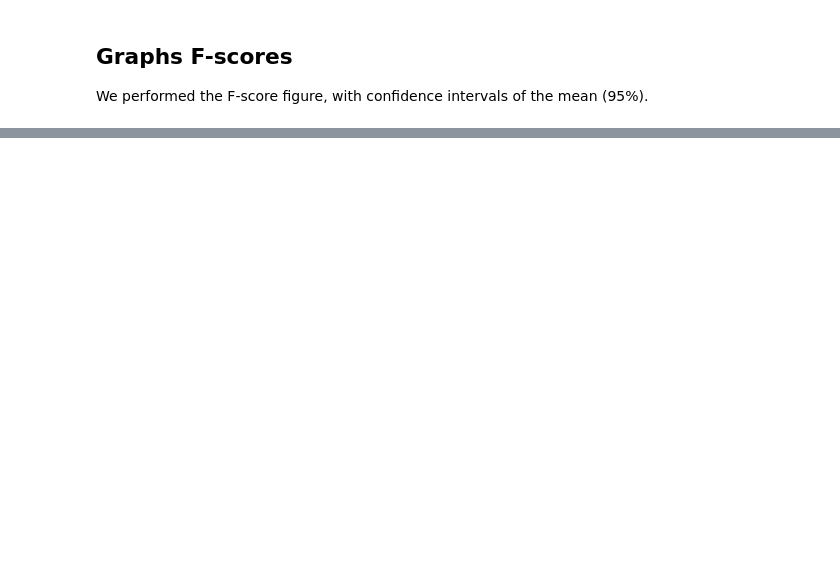
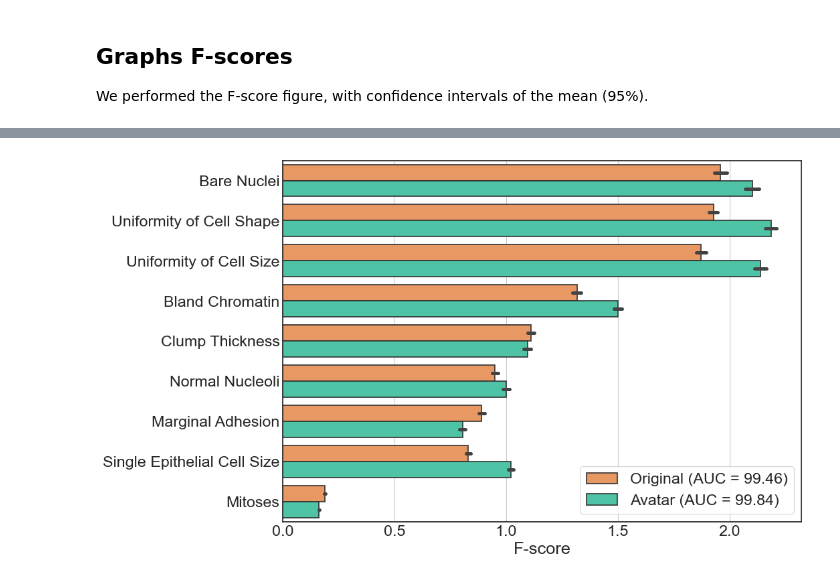
Before and after one commit to octopize/avatar-paper, a Jupyter notebook: notebooks/1.1.WBCD_SVM_model_python.ipynb, the cells around one changed output, grey strips where cells are left out. Cells and saved outputs as stored; diff of their text form; code cells hidden in the pictures; blank space fills up the shorter version.

Commit message:
refactor: refactor utility code for all synthetic dataset

```diff
--- a/notebooks/1.1.WBCD_SVM_model_python.ipynb
+++ b/notebooks/1.1.WBCD_SVM_model_python.ipynb
@@ -450,0 +267,8 @@ df_scores_70
+# %%
+comparative_f1_scores_avatar = comparative_f1_scores[(comparative_f1_scores['type'] == 'Original') | (comparative_f1_scores['type'] == 'Avatar')]
+comparative_f1_scores_synthpop = comparative_f1_scores[(comparative_f1_scores['type'] == 'Original') | (comparative_f1_scores['type'] == 'Synthpop')]
+comparative_f1_scores_ctgan = comparative_f1_scores[(comparative_f1_scores['type'] == 'Original') | (comparative_f1_scores['type'] == 'CT-GAN')]
+# %%
+comparative_predictions_avatars = comparative_predictions[(comparative_predictions['type'] == 'Original') | (comparative_predictions['type'] == 'Avatar')]
+comparative_predictions_synthpop = comparative_predictions[(comparative_predictions['type'] == 'Original') | (comparative_predictions['type'] == 'Synthpop')]
+comparative_predictions_ctgan = comparative_predictions[(comparative_predictions['type'] == 'Original') | (comparative_predictions['type'] == 'CT-GAN')]
@@ -451,20 +291,18 @@ df_scores_70
 # %%
-if not compute:
-    # load results
-    df_scores_70 = pd.read_csv("../datasets/results_df/WBCD_f-score_variousSplit.csv")
-    df_res_70 = pd.read_csv("../datasets/results_df/WBCD_perf_variousSplit.csv")
-
-    auc_original = df_res_70.loc[
-        (df_res_70.perf == "auc") & (df_res_70.type == "Original"), "0"
+def include_prediction_in_f1score(comparative_predictions_synthetic, comparative_f1_scores_synthetic, synthetic):
+    auc_original = comparative_predictions_synthetic.loc[
+        (comparative_predictions_synthetic.perf == "auc") & (comparative_predictions_synthetic.type == "Original"), "0"
     ]
-    auc_avatar = df_res_70.loc[
-        (df_res_70.perf == "auc") & (df_res_70.type == "Avatar"), "0"
+    auc_synthetic = comparative_predictions_synthetic.loc[
+        (comparative_predictions_synthetic.perf == "auc") & (comparative_predictions_synthetic.type == synthetic), "0"
     ]
 
-    df_scores_70.type = df_scores_70.type.replace(
+    comparative_f1_scores_synthetic.type = comparative_f1_scores_synthetic.type.replace(
         "Original",
         "Original (AUC = " + str(round(np.mean(auc_original) * 100, 2)) + ")",
     )  # \u00B1 " + str(round(np.std(auc_original), 3)) + "
-    df_scores_70.type = df_scores_70.type.replace(
-        "Avatar", "Avatar (AUC = " + str(round(np.mean(auc_avatar) * 100, 2)) + ")"
+    comparative_f1_scores_synthetic.type = comparative_f1_scores_synthetic.type.replace(
+        synthetic, "Avatar (AUC = " + str(round(np.mean(auc_synthetic) * 100, 2)) + ")"
     )  # \u00B1 " + str(round(np.std(auc_avatar), 3)) + ")")
+
+    return comparative_f1_scores_synthetic
@@ -792,0 +309,4 @@ if compute == False:
+# %%
+comparative_f1_scores_avatar = include_prediction_in_f1score(comparative_predictions_avatars, comparative_f1_scores_avatar, synthetic="Avatar")
+comparative_f1_scores_synthpop = include_prediction_in_f1score(comparative_predictions_synthpop, comparative_f1_scores_synthpop, synthetic="Synthpop")
+comparative_f1_scores_ctgan = include_prediction_in_f1score(comparative_predictions_ctgan, comparative_f1_scores_ctgan, synthetic="CT-GAN")
@@ -841,0 +389,4 @@ plt.legend(title="", loc="lower right");
+# %%
+plot_f1_score(comparative_f1_scores_avatar, save=True, name="avatar")
+# %% [output]
+[figure, added]
```
Also changed, not shown: parts of 26 cells of this notebook, 11 other files.
